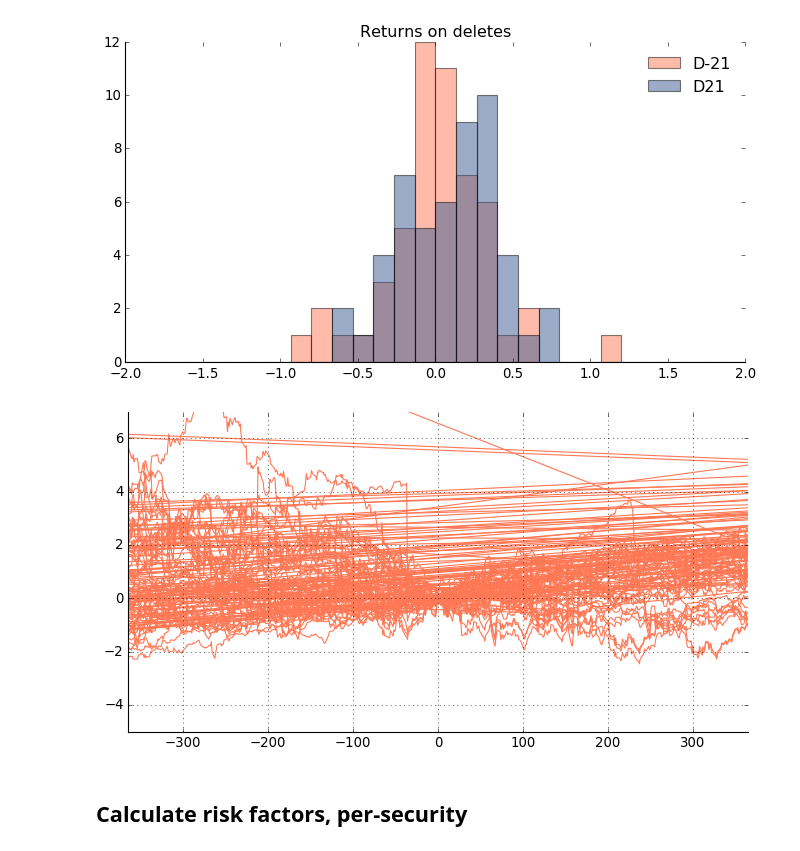
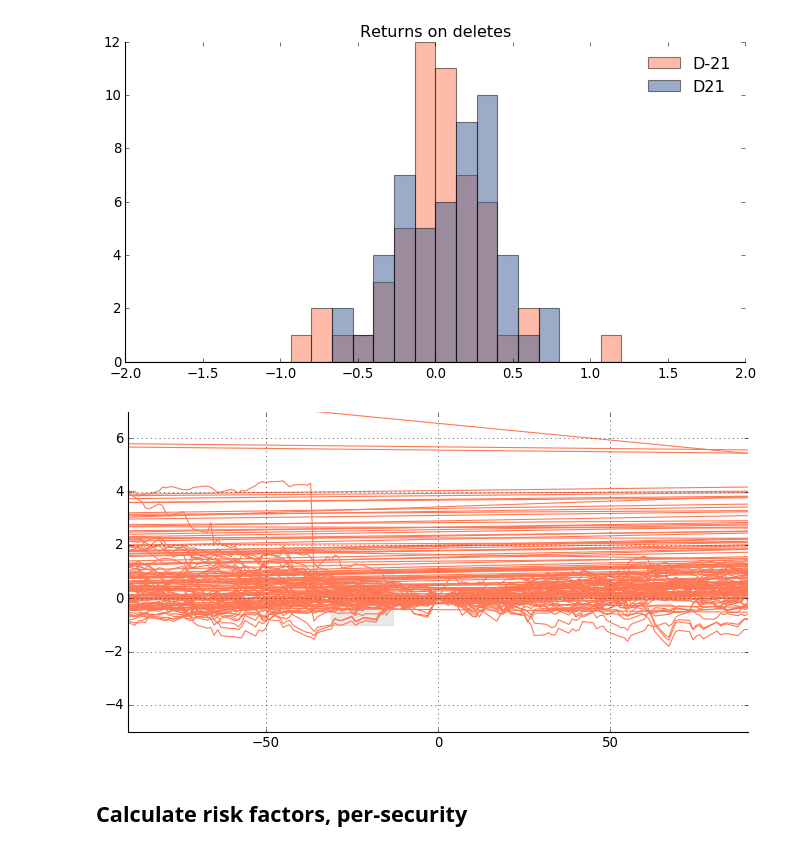
Before and after one commit to ebryce/Portfolio-Risk, a Jupyter notebook: thesis.ipynb, the cells around one changed output. Cells and saved outputs as stored; diff of their text form; code cells hidden in the pictures.

Commit message:
Adding appropriate time spans

```diff
--- a/thesis.ipynb
+++ b/thesis.ipynb
@@ -39,6 +39,8 @@ hdf = pd.HDFStore(hdf_path)
 colors = {}
 colors['pre-event'] = 'xkcd:dark salmon'
 colors['post-event'] = 'xkcd:denim'
+
+time_range = [-90,90]
 # %% [markdown]
 # Load datasets
 ## Get French 3-Factor Data
@@ -198,0 +198,14 @@ hdf.put(key='daily', value=df, format='t', append=False)
+# %%
+length_of_ranking_period = 13
+
+df['return_ranking_to_rebal']=(df['rebal_px']-df['ranking_px'])/df['rebal_px']
+
+df['rebal_last_eom'] = df['rebal_date'].apply(lambda rebal_date: (rebal_date-pd.Timedelta(days=30)) +pd.tseries.offsets.MonthEnd(1) )
+df['rebal_ranking_end'] = df['rebal_last_eom']
+df['rebal_ranking_start'] = df['rebal_ranking_end']-pd.Timedelta(days=length_of_ranking_period)
+
+avg_days = df[['ticker','rebal_date','rebal_ranking_end','rebal_ranking_start']].drop_duplicates()
+avg_days['ranking_end_to_rebal'] = avg_days['rebal_date']-avg_days['rebal_ranking_end']
+avg_days = avg_days.groupby(by=['ranking_end_to_rebal']).agg({'ticker':'count'}).reset_index()
+avg_days = np.sum(avg_days['ranking_end_to_rebal']*avg_days['ticker'])/np.sum(avg_days['ticker'])
+avg_days = avg_days.astype('timedelta64[D]').astype(int)
@@ -292,12 +317,16 @@ for factor in ['return_to_rebal','alpha_to_rebal']:
 
     ax.legend(sides.keys(), frameon=False, loc='best')
 
+    # Plot the ranking period
+    ax.fill_between([-(length_of_ranking_period+avg_days),-length_of_ranking_period], [1,1], color='xkcd:grey', alpha=0.2)
+    ax.fill_between([-(length_of_ranking_period+avg_days),-length_of_ranking_period], [-1,-1], color='xkcd:grey', alpha=0.2)
+
     plt.title('Buy the Adds, Short the Dels\n{Factor}'.format(Factor=factor.replace('_',' ')))
     plt.ylabel('Culmulative returns\nNot side-adjusted')
     plt.xlabel('Days Since (To) Rebalance')
 
     plt.xlim(time_range)
-    plt.ylim(-0.5,0.5)
+    plt.ylim(-0.5,1)
     plt.show()
     #plt.ylim(ylim)
 # %% [output]
@@ -371,26 +400,31 @@ plt.show()
 # %%
 plt.style.use('classic')
 
 fig = plt.figure(figsize=(10,5))
 fig.patch.set_facecolor('white')
 
 ax = fig.add_subplot(1, 1, 1)
 
 ax.spines['left'].set_visible(True)
 ax.spines['top'].set_visible(False)
 ax.spines['right'].set_visible(False)
 ax.spines['bottom'].set_visible(True)
 ax.grid(True,axis='both',linestyle=':')
 
 del_tickers = df[df['flag']==-1]['ticker'].unique()
 for ticker in del_tickers:
     plt.plot(df[df['ticker']==ticker]['d'], df[df['ticker']==ticker]['alpha_to_rebal']*-1, color='xkcd:melon', alpha=1)
 #plt.legend(del_tickers, frameon=False, loc='best')
-plt.xlim(-365,365)
+
+# Plot the ranking period
+ax.fill_between([-(length_of_ranking_period+avg_days),-length_of_ranking_period], [1,1], color='xkcd:grey', alpha=0.2)
+ax.fill_between([-(length_of_ranking_period+avg_days),-length_of_ranking_period], [-1,-1], color='xkcd:grey', alpha=0.2)
+
+plt.xlim(time_range)
 plt.ylim(-5,7)
 plt.show()
 # %% [output]
-[figure, old version]
+[figure, new version]
 # %% [markdown]
 ## Calculate risk factors, per-security
 # %%
```
Also changed, not shown: parts of 16 cells of this notebook.
